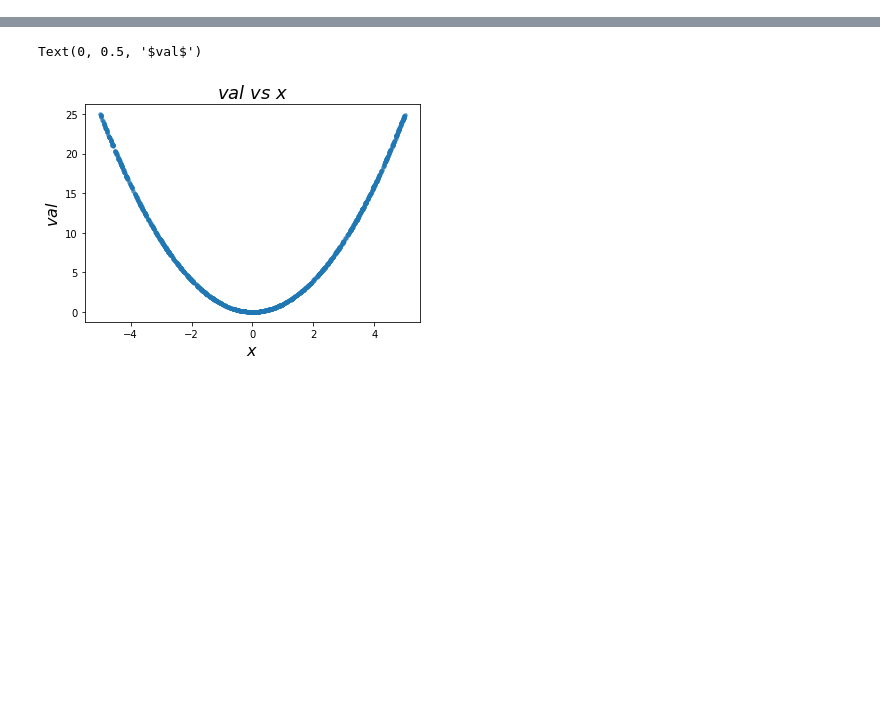
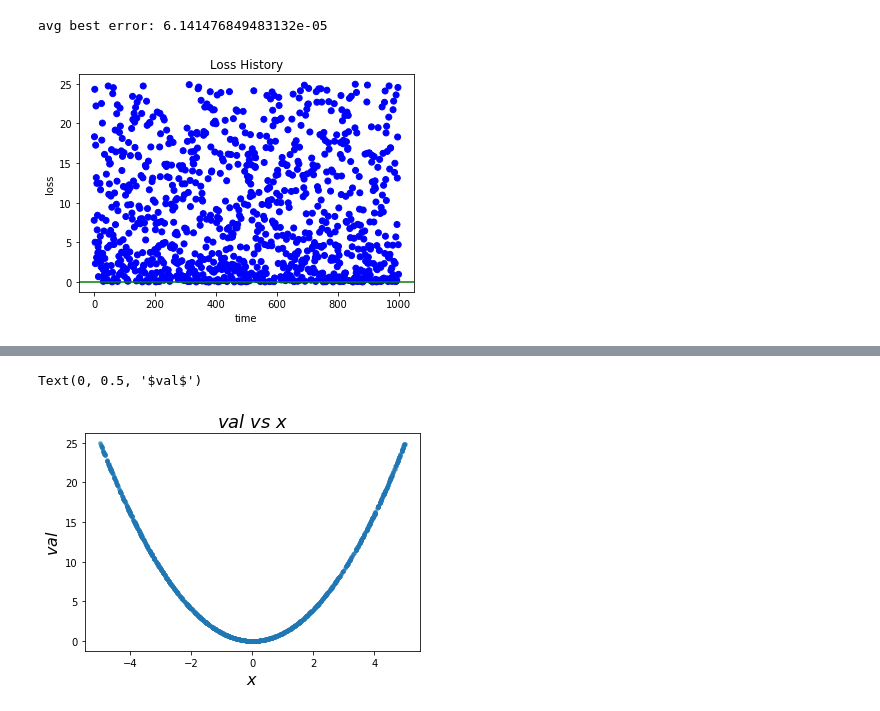
Before and after one commit to marcinwolter/DeepLearning_2020, a Jupyter notebook: hyperopt_optuna_demo.ipynb, the cells around one changed output, grey strips where cells are left out. Drawn from its saved outputs; the diff is of its cells as text; code cells hidden in the pictures; blank space fills up the shorter version.

```diff
--- a/hyperopt_optuna_demo.ipynb
+++ b/hyperopt_optuna_demo.ipynb
@@ -35,0 +34,5 @@ print(trials.trials)
+# %%
+plotting.main_plot_history(trials)
+# %% [output]
+avg best error: 6.141476849483132e-05
+[figure, added]
```
Also changed, not shown: parts of 8 cells of this notebook.
